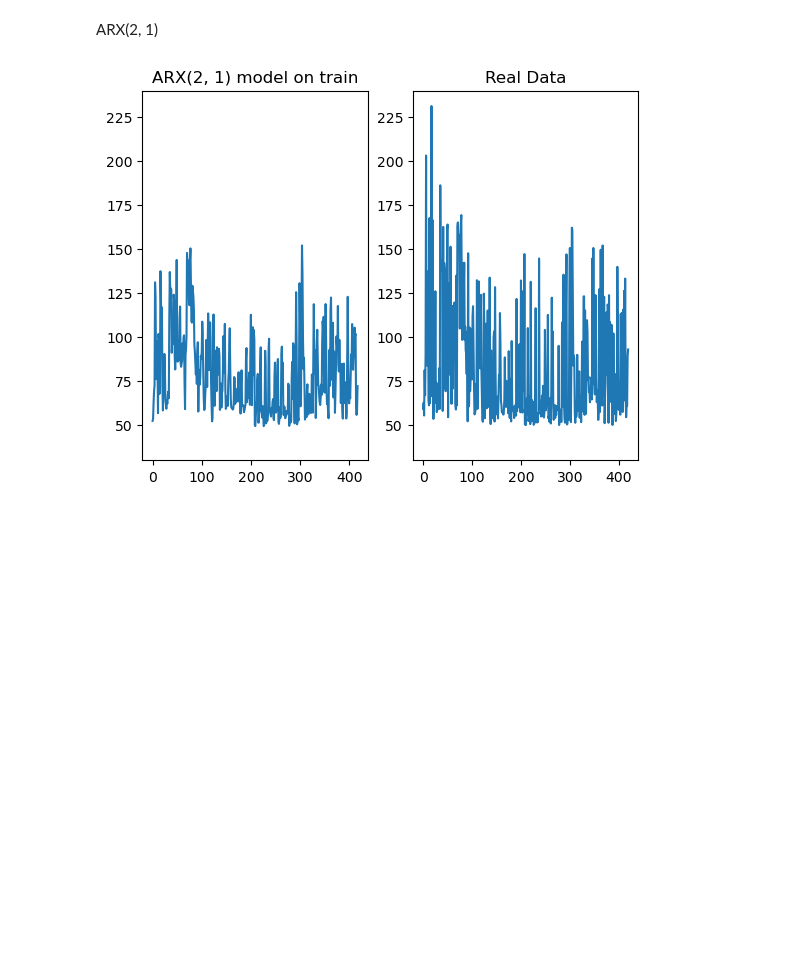
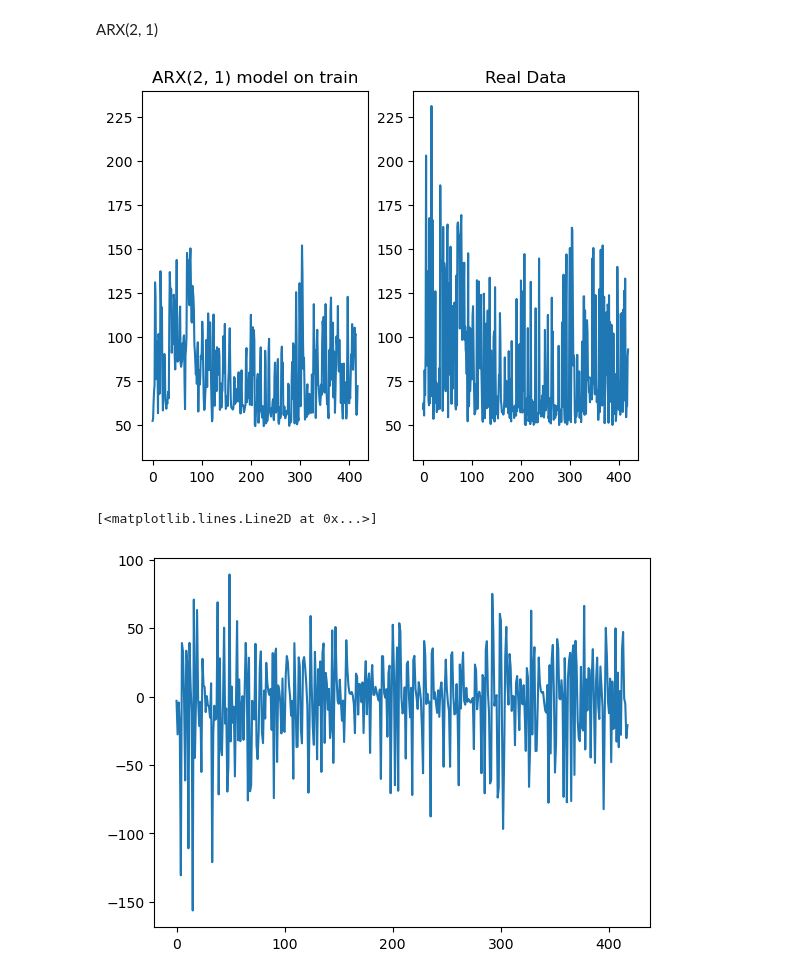
Before and after one commit to VsevolodZaostrovsky/OWModel, a Jupyter notebook: ImpactPrediction/FittingModels.ipynb, the cells around one changed output. Cells and saved outputs as stored; diff of their text form; code cells hidden in the pictures; blank space fills up the shorter version.

```diff
--- a/ImpactPrediction/FittingModels.ipynb
+++ b/ImpactPrediction/FittingModels.ipynb
@@ -153,30 +160,34 @@ ARX(2, 1)
 # %%
 MI = np.array(dQI[' Impact'])
 dQ= np.array(dQI[' DeltaQ'])
 T = np.array(dQI['Time'])
 
 
 def fun(x, mi: np.array, mi_prev: np.array, mi_prev_prev:np.array, dq: np.array):
             return x[0] * mi_prev + x[1] * mi_prev_prev +  x[2] * dq - mi
 
 res_lsq = least_squares(fun, np.array([1., 0.5, 1.]), args=(MI[2:], MI[1:-1], MI[:-2], dQ[:-2]))
 
 Ipred = res_lsq.x[0] * MI[1:-1] + res_lsq.x[1] * MI[:-2] +  res_lsq.x[2] * dQ[:-2]
 
 plt.figure()
 
 plt.subplot(121)
 plt.plot(np.arange(len(Ipred)), Ipred)
 plt.ylim(30, 240)
 plt.title("ARX(2, 1) model on train")
 plt.subplot(122)
 plt.plot(np.arange(len(MI)), np.array(MI))
 plt.ylim(30, 240)
 plt.title("Real Data")
 
 plt.show()
+
+plt.plot(res_lsq.fun)
 # %% [output]
 [figure]
+[<matplotlib.lines.Line2D at 0x...>]
+[figure, added]
 # %%
 MI = np.array(dQI_test[' Impact'])
 dQ= np.array(dQI_test[' DeltaQ'])
```
Also changed, not shown: parts of 10 cells of this notebook, 1 other file.
